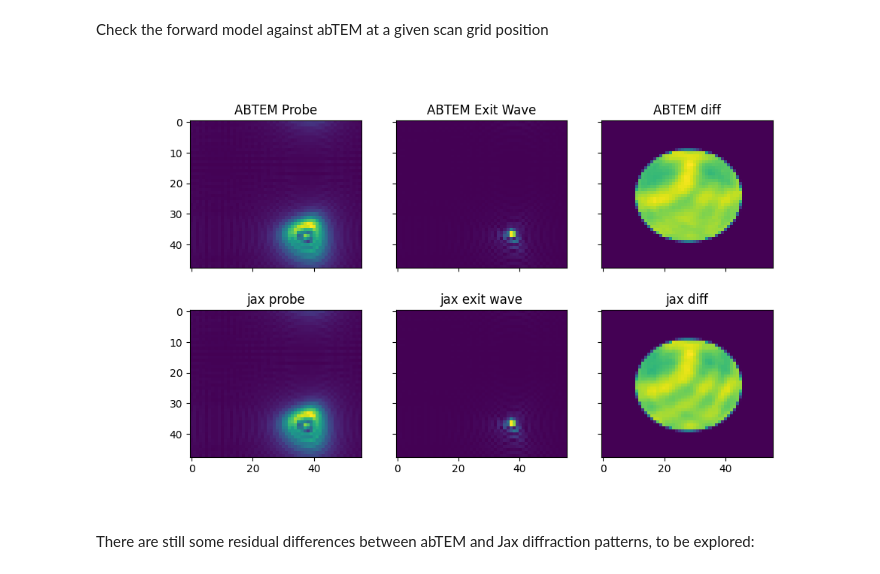
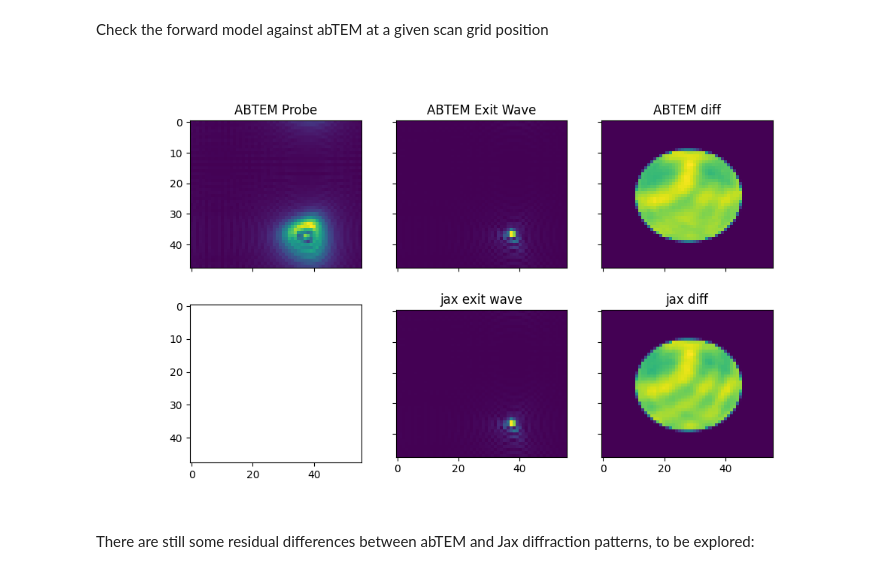
Before and after one commit to METSA-DIADEM/jax-ptychography, a Jupyter notebook: jax_multislice.ipynb, the cells around one changed output. Drawn from its saved outputs; the diff is of its cells as text; code cells hidden in the pictures.

```diff
--- a/jax_multislice.ipynb
+++ b/jax_multislice.ipynb
@@ -51,3 +51,8 @@ abtem.show_atoms(atoms, ax=ax2, plane="xz", title="Top view", legend=True);
+# %%
+energy = 200e3
+
+potential_array = potential.build(lazy=False).array
+transmit = transmission_function(potential_array, energy)
 # %%
 rows = int(np.floor(np.sqrt(len(potential_array))))
 cols = int(np.ceil(np.sqrt(len(potential_array))))
@@ -87,3 +109,5 @@ ax.set_title('Probe');
+# %%
+probe_waves = probe._build_waves(probe)
 # %% [markdown]
 ## Scan grid
 # %%
@@ -126,12 +157,8 @@ Build the forward model so as to return the shifted probe, exit wave and diffrac
 # %%
-def simulate_pattern_test(slices, probe_shift, probe_fft, energy, prop_kernel, frequencies):
-    transmission = transmission_function(slices, energy)
-    probe_shifted = jnp.fft.ifft2(
-        probe_fft * shift_kernel(*probe_shift, *frequencies)
-    )
-    wavefront = probe_shifted
+def simulate_pattern(transmission, probe, prop_kernel):
+    wavefront = probe
 
-    for i in range(slices.shape[0]):
+    for i in range(transmission.shape[0]):
         wavefront = wavefront * transmission[i]
         wavefront = propagate(wavefront, prop_kernel)
 
@@ -145,58 +172,48 @@ def simulate_pattern_test(slices, probe_shift, probe_fft, energy, prop_kernel, f
         + jnp.square(diffraction_pattern.imag)
     )
 
-    return probe_shifted, exit_wave, diffraction_pattern
+    return exit_wave, diffraction_pattern
 # %% [markdown]
 Forward model inputs:
 # %%
 slice_thickness = jnp.array(potential.slice_thickness[0])
-sampling = jnp.array(potential.sampling)
-
-slices = jnp.array(potential_array)
-probe_00 = probe.build(scan=abtem.CustomScan(positions=(0, 0)), lazy=False)
-probe_fft = jnp.fft.fft2(probe_00.array)
-
-Fx, Fy = get_frequencies(slices.shape[-2:], sampling)
-prop_abtem = FresnelPropagator().get_array(probe_00, float(slice_thickness))
+prop_abtem = FresnelPropagator().get_array(probe_waves, float(slice_thickness))
 # %% [markdown]
 Check the forward model against abTEM at a given scan grid position
 # %%
 gx, gy = scan_positions.shape[:2]
 idx_x, idx_y = 3 * gx // 4, 2 * gy  // 3
 plot_scan = abtem.CustomScan(scan_positions[idx_x, idx_y])
 
 plot_exit_wave = probe.scan(
     potential,
     scan=plot_scan,
     detectors=abtem.WavesDetector()
 ).compute(progress_bar=False).array.squeeze()
 plot_probe = probe.build(scan=plot_scan).compute(progress_bar=False).array.squeeze()
 
-jax_probe_shifted, jax_exit_wave, jax_pattern = simulate_pattern_test(
-    slices,
-    scan_positions[idx_x, idx_y],
-    probe_fft,
-    energy,
+jax_exit_wave, jax_pattern = simulate_pattern(
+    transmit,
+    all_probes[idx_x, idx_y],
     prop_abtem,
-    (Fx, Fy),
 )
 
 fig, ax = plt.subplots(2, 3, figsize=(10, 6), sharex=True, sharey=True)
 ax = ax.T.ravel()
 ax[0].imshow(np.abs(plot_probe))
 ax[0].set_title('ABTEM Probe')
-ax[1].imshow(np.abs(jax_probe_shifted))
-ax[1].set_title('jax probe')
+# ax[1].imshow(np.abs(jax_probe_shifted))
+# ax[1].set_title('jax probe')
 ax[2].imshow(np.abs(plot_exit_wave))
 ax[2].set_title('ABTEM Exit Wave')
 ax[3].imshow(np.abs(jax_exit_wave))
 ax[3].set_title('jax exit wave')
 ax[4].imshow(np.abs(abtem_patterns[idx_x, idx_y]))
 ax[4].set_title('ABTEM diff')
 ax[5].imshow(np.abs(jax_pattern))
 ax[5].set_title('jax diff');
 # %% [output]
-[figure, old version]
+[figure, new version]
 # %% [markdown]
 There are still some residual differences between abTEM and Jax diffraction patterns, to be explored:
 # %%
```
Also changed, not shown: parts of 40 cells of this notebook.
